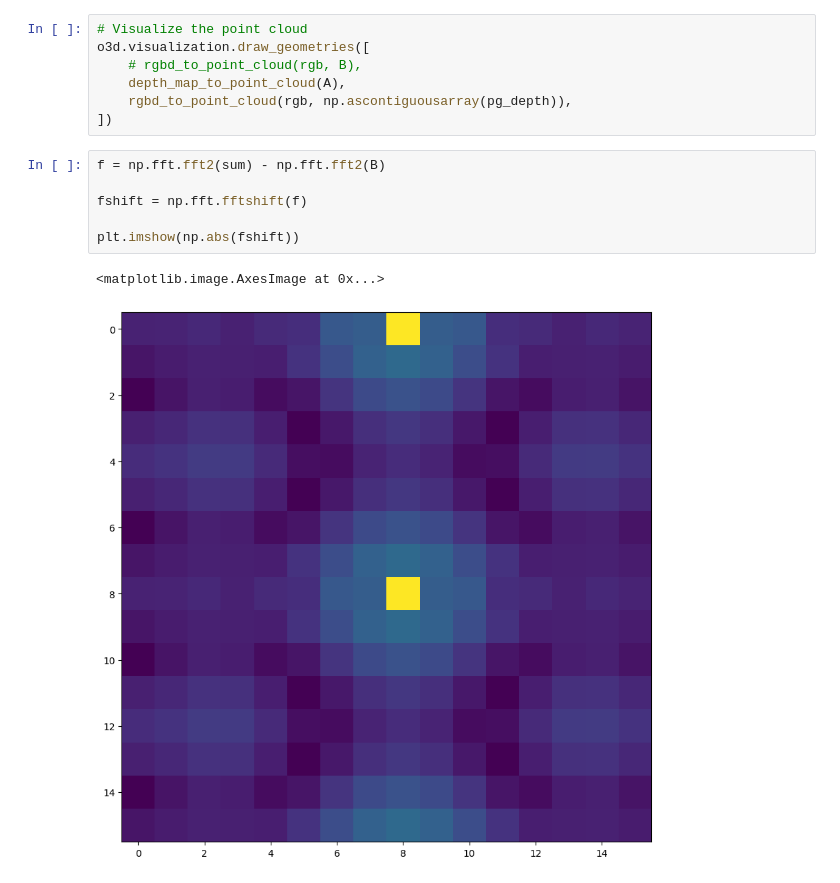
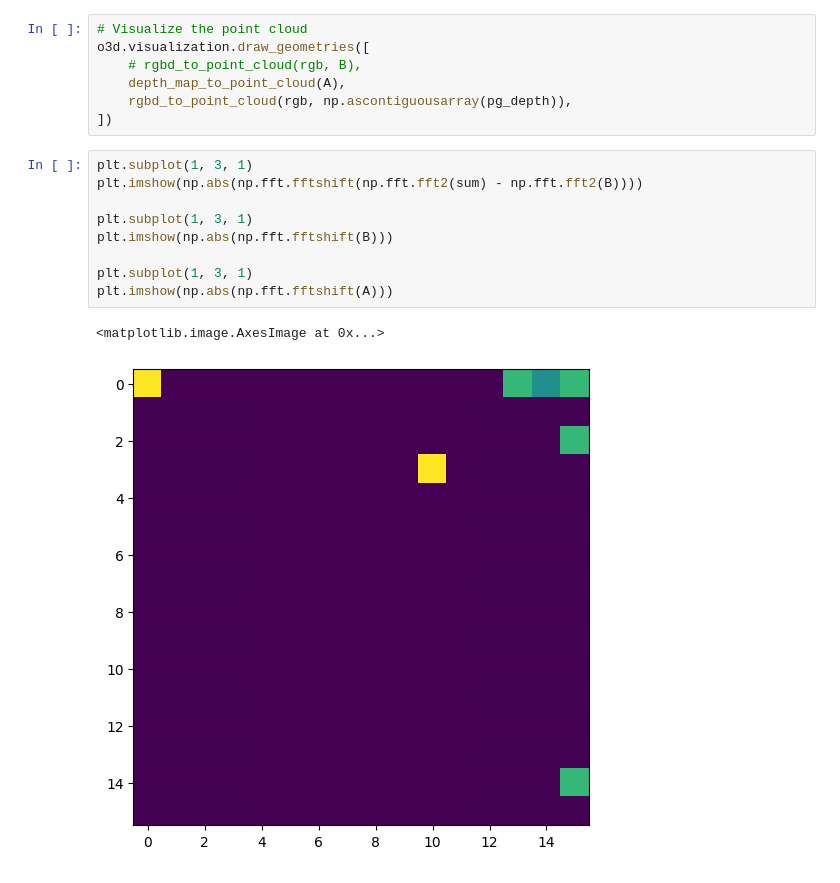
Before and after one commit to ayusufsirin/stereo_vision_starter, a Jupyter notebook: synthetic_v2.ipynb, the cells around one changed output. Saved outputs shown, nothing was run; the diff lists cells and outputs as text.

```diff
--- a/synthetic_v2.ipynb
+++ b/synthetic_v2.ipynb
@@ -253,12 +255,15 @@ o3d.visualization.draw_geometries([
     depth_map_to_point_cloud(A),
     rgbd_to_point_cloud(rgb, np.ascontiguousarray(pg_depth)),
 ])
-# %%
-f = np.fft.fft2(sum) - np.fft.fft2(B)
-
-fshift = np.fft.fftshift(f)
-
-plt.imshow(np.abs(fshift))
-# %% [output]
-<matplotlib.image.AxesImage at 0x...>
-[figure, removed]
+# %%
+plt.subplot(1, 3, 1)
+plt.imshow(np.abs(np.fft.fftshift(np.fft.fft2(sum) - np.fft.fft2(B))))
+
+plt.subplot(1, 3, 1)
+plt.imshow(np.abs(np.fft.fftshift(B)))
+
+plt.subplot(1, 3, 1)
+plt.imshow(np.abs(np.fft.fftshift(A)))
+# %% [output]
+<matplotlib.image.AxesImage at 0x...>
+[figure, added]
```
Also changed, not shown: parts of 3 cells of this notebook, 1 other file.
